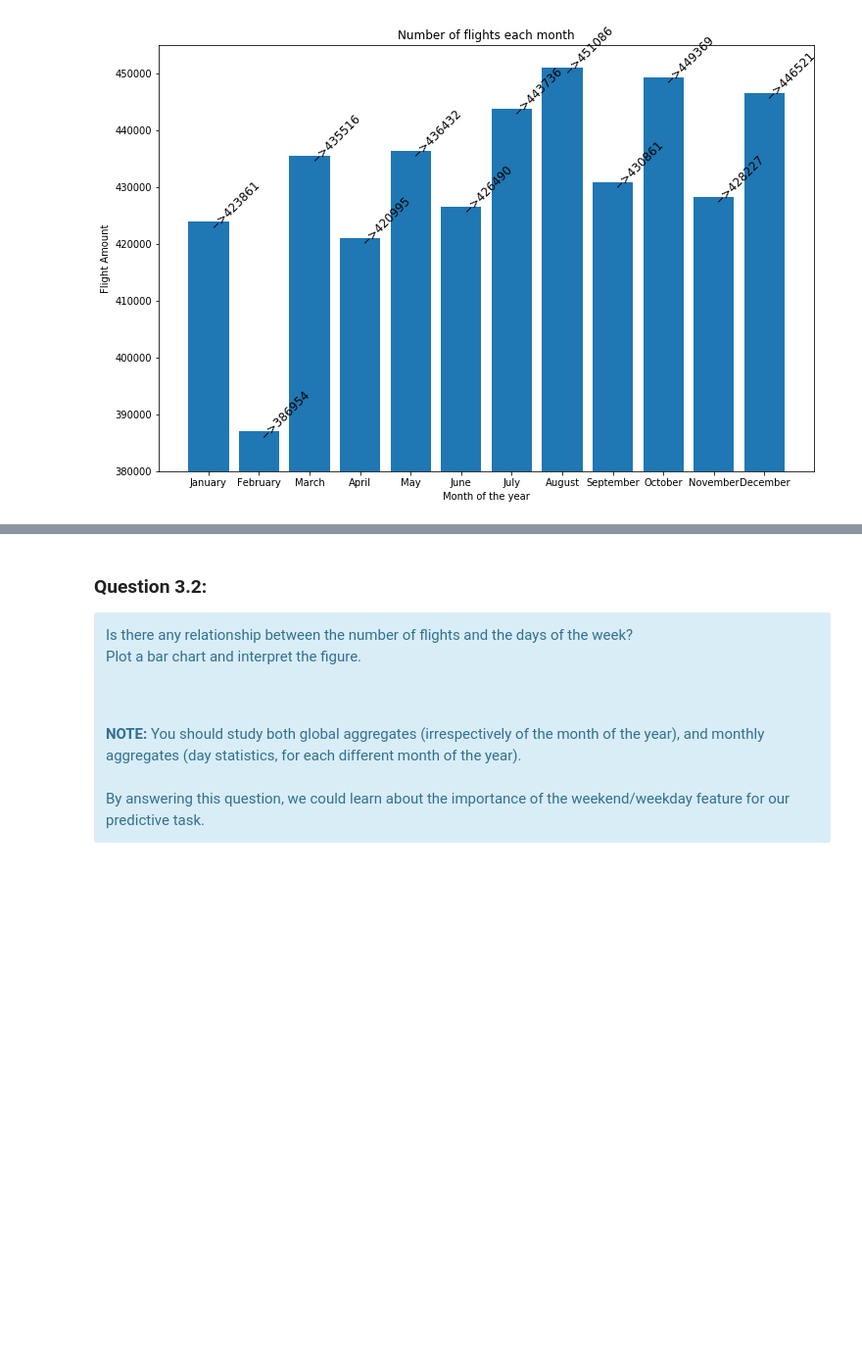
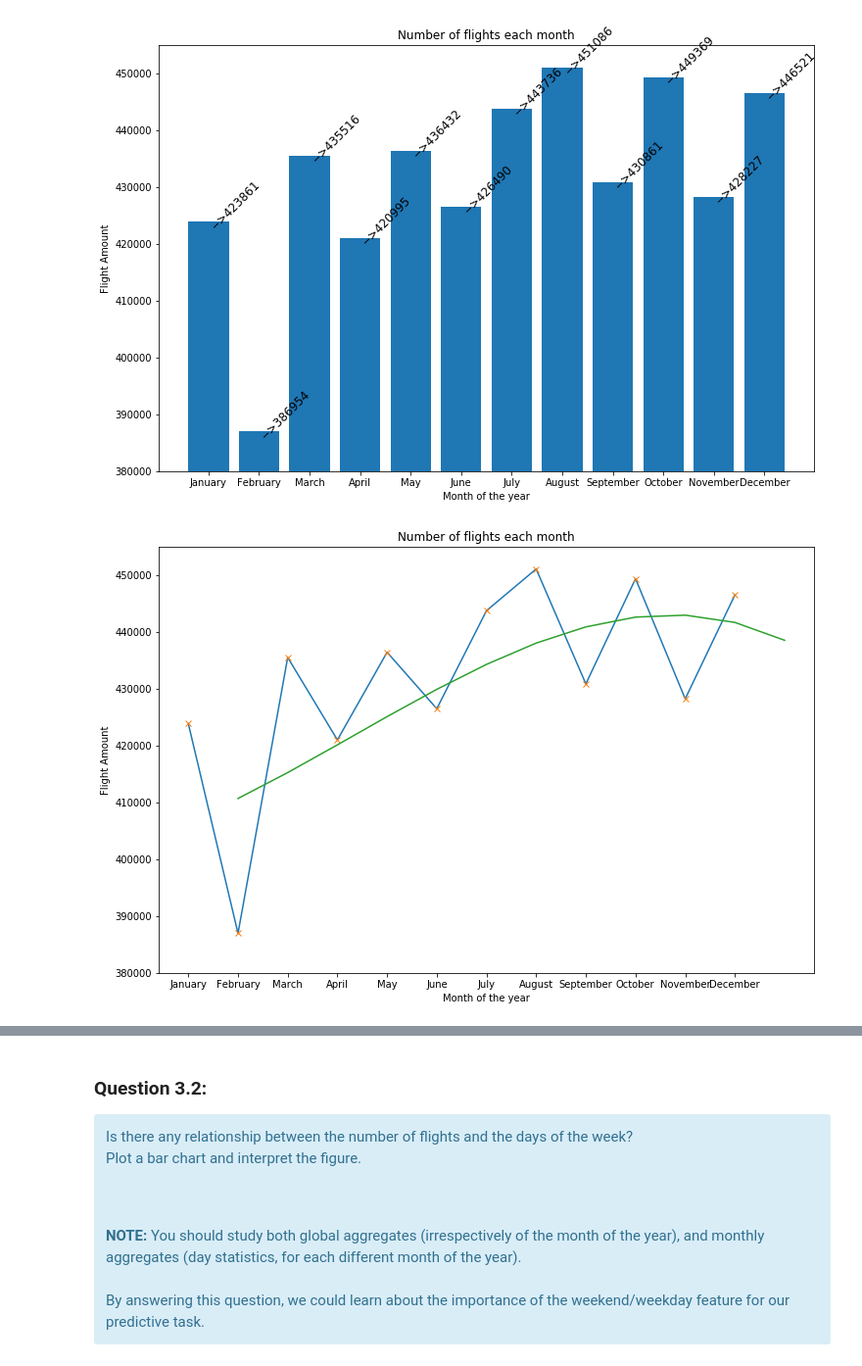
Before and after one commit to koksalb/EURECOM-Clouds, a Jupyter notebook: SparkSQL-master/SPARSQL.ipynb, the cells around one changed output, grey strips where cells are left out. Shown at 98% size. Cells and saved outputs as stored; diff of their text form; code cells hidden in the pictures; blank space fills up the shorter version.

```diff
--- a/SparkSQL-master/SPARSQL.ipynb
+++ b/SparkSQL-master/SPARSQL.ipynb
@@ -561,3 +559,20 @@ plt.ylabel("Flight Amount")
 plt.show()
 # %% [output]
 [figure]
+# %%
+fig, ax = plt.subplots(figsize=(12, 8))
+
+
+p = np.poly1d(np.polyfit(range(1,13), frequencies, 3))
+
+axes = plt.gca()
+axes.set_ylim([380000,455000])
+plt.title("Number of flights each month")
+plt.xlabel("Month of the year")
+plt.ylabel("Flight Amount")
+
+plt.plot(indices,frequencies)
+plt.plot(indices, frequencies, 'x', range(1,13), p(range(1,13)), '-')
+plt.show()
+# %% [output]
+[figure, added]
```
Also changed, not shown: parts of 9 cells of this notebook.
